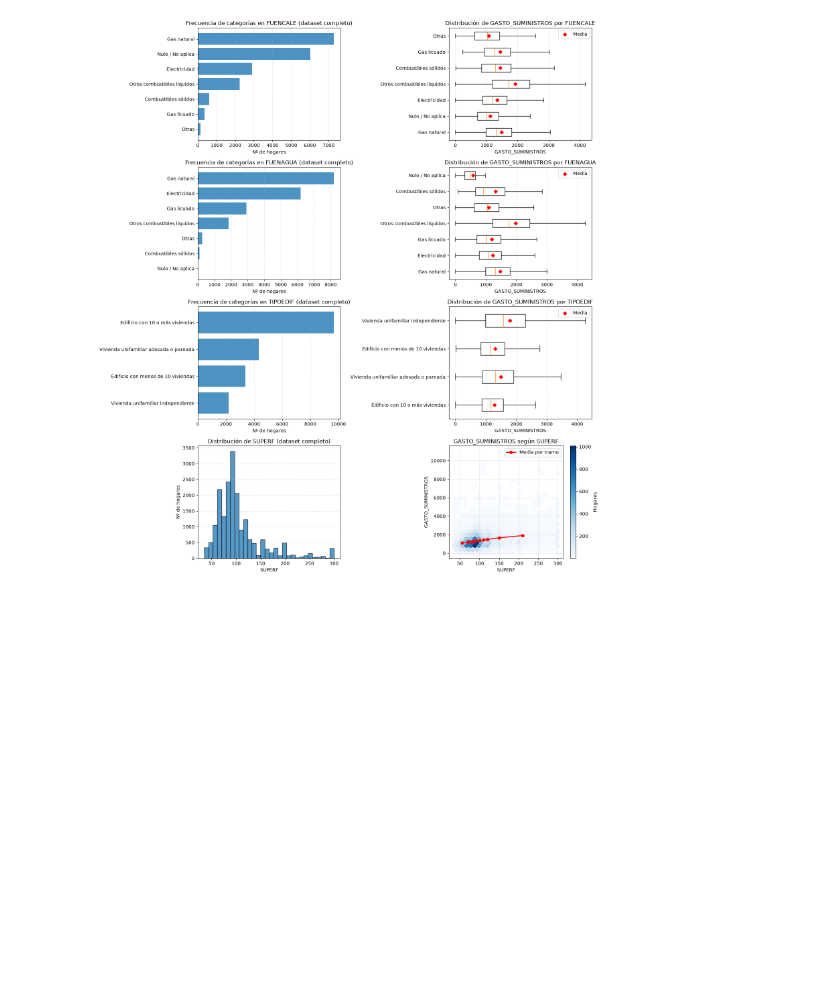
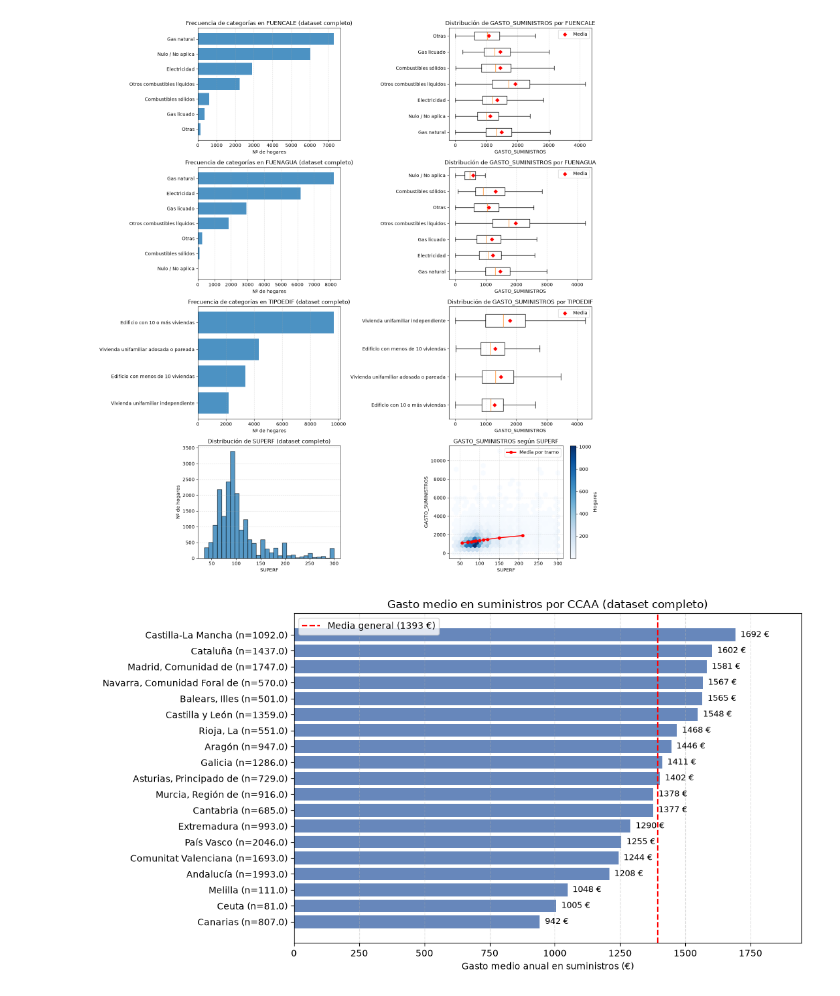
Before and after one commit to mariot11/ML_ConsumoEnergia, a Jupyter notebook: notebooks/03_limpiezaEDA2.ipynb, the cells around one changed output. Cells and saved outputs as stored; diff of their text form; code cells hidden in the pictures; blank space fills up the shorter version.

```diff
--- a/notebooks/03_limpiezaEDA2.ipynb
+++ b/notebooks/03_limpiezaEDA2.ipynb
@@ -466,5 +466,49 @@ plt.tight_layout()
 plt.show()
 # %% [output]
 [figure]
+# %%
+df_eda = df_gasto_energetico.copy()  # ajusta al nombre de tu DataFrame completo antes del split
+target_col = "GASTO_SUMINISTROS"
+ccaa_col = "CCAA"
+
+resumen_ccaa = (
+    df_eda[[ccaa_col, target_col]]
+    .dropna()
+    .assign(**{ccaa_col: lambda d: d[ccaa_col].astype(str)})
+    .groupby(ccaa_col, observed=False)[target_col]
+    .agg(media="mean", n="count")
+    .sort_values("media", ascending=True)
+)
+
+media_global = df_eda[target_col].mean()
+
+fig, ax = plt.subplots(figsize=(11, 6))
+y_pos = range(len(resumen_ccaa))
+ax.barh(y_pos, resumen_ccaa["media"], color="#4c72b0", alpha=0.85)
+ax.axvline(
+    media_global,
+    color="red",
+    linestyle="--",
+    linewidth=1.6,
+    label=f"Media general ({media_global:.0f} €)",
+)
+
+etiquetas = [f"{idx} (n={row['n']})" for idx, row in resumen_ccaa.iterrows()]
+ax.set_yticks(y_pos)
+ax.set_yticklabels(etiquetas)
+
+for i, val in enumerate(resumen_ccaa["media"]):
+    ax.text(val + 20, i, f"{val:.0f} €", va="center", fontsize=9)
+
+ax.set_xlim(0, resumen_ccaa["media"].max() * 1.15)
+ax.set_xlabel("Gasto medio anual en suministros (€)")
+ax.set_title("Gasto medio en suministros por CCAA (dataset completo)")
+ax.legend()
+ax.grid(axis="x", linestyle="--", alpha=0.4)
+
+plt.tight_layout()
+plt.show()
+# %% [output]
+[figure, added]
 # %%
 df_gasto_energetico.to_csv("../data/processed/datos_limpios.csv", index=False)
```
Also changed, not shown: 1 other file.
